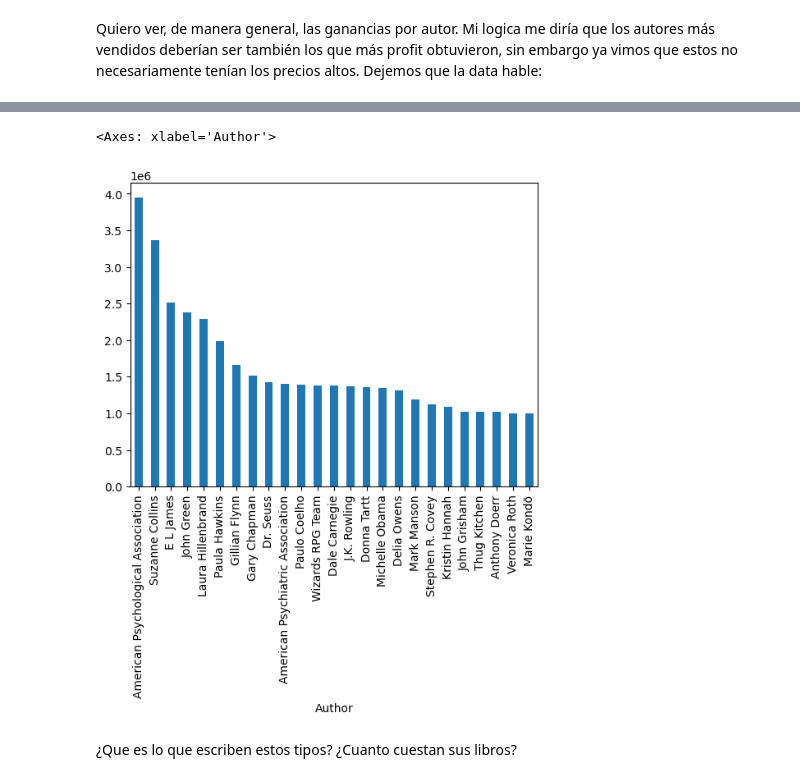
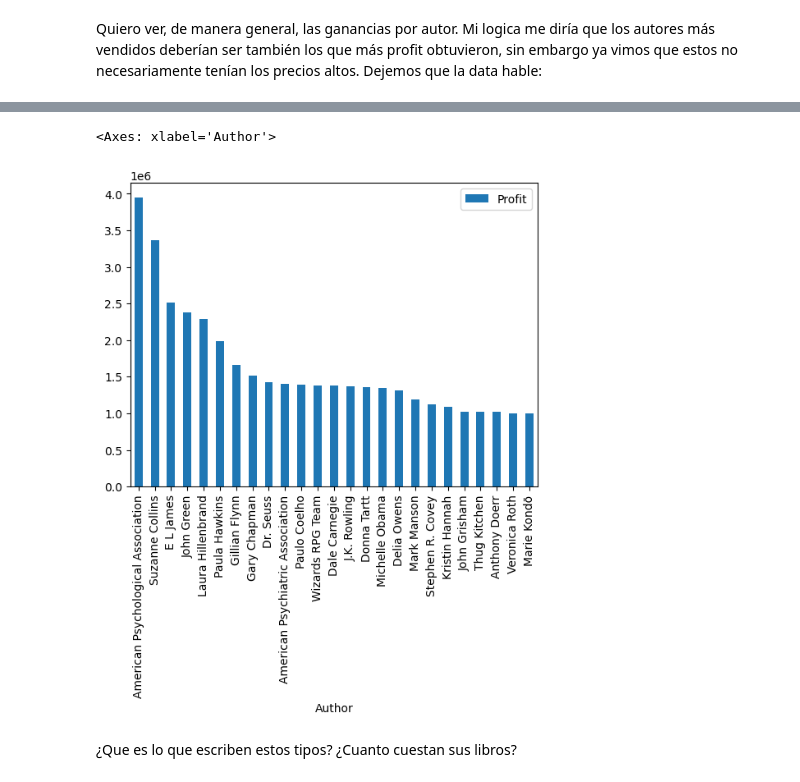
Before and after one commit to laverde-c/Best-Sellers, a Jupyter notebook: Best_sellers.ipynb, the cells around one changed output, grey strips where cells are left out. Drawn from its saved outputs; the diff is of its cells as text; code cells hidden in the pictures.

```diff
--- a/Best_sellers.ipynb
+++ b/Best_sellers.ipynb
@@ -274,11 +274,15 @@ El promedio del precio de los libros de ficción se ha mantenido por debajo del
 # %% [markdown]
 <p> Creo que la solución más sencilla es crear una nueva columna con el profit, calculado de la forma anterior </p>
 # %%
-#defino la nueva columna
-df['Profit'] = df['Price']*df['Reviews']
+#defino la nueva columna, usando apply
+df['Profit'] = df.apply(lambda x : x['Reviews']*x['Price'], axis=1)
 # %% [markdown]
 <p> Quiero ver, de manera general, las ganancias por autor. Mi logica me diría que los autores más vendidos deberían ser también los que más profit obtuvieron, sin embargo ya vimos que estos no necesariamente tenían los precios altos. Dejemos que la data hable: </p>
 # %%
-profit_author = df.groupby('Author')['Profit'].sum().sort_values(ascending=False).head(25)
+profit_author = df.pivot_table(index='Author',
+                     values='Profit',
+                     aggfunc='sum').sort_values(by='Profit',
+                                                ascending=False).head(25)
+profit_author
 #mi df agrupado por autor sumando la columna profit, estos valores ordenados de manera descendente
 #al hacerlo me doy cuenta que son demasiados autores (248 exactamente) así que solo voy a tomar al 10%
@@ -285,8 +308,8 @@ profit_author = df.groupby('Author')['Profit'].sum().sort_values(ascending=False
 # %%
-profit_author.plot(kind='bar', x='' , y='')
+profit_author.plot(kind='bar')
 # %% [output]
 <Axes: xlabel='Author'>
-[figure, old version]
+[figure, new version]
 # %% [markdown]
 ¿Que es lo que escriben estos tipos? ¿Cuanto cuestan sus libros?
 # %%
```
Also changed, not shown: parts of 2 cells of this notebook.
